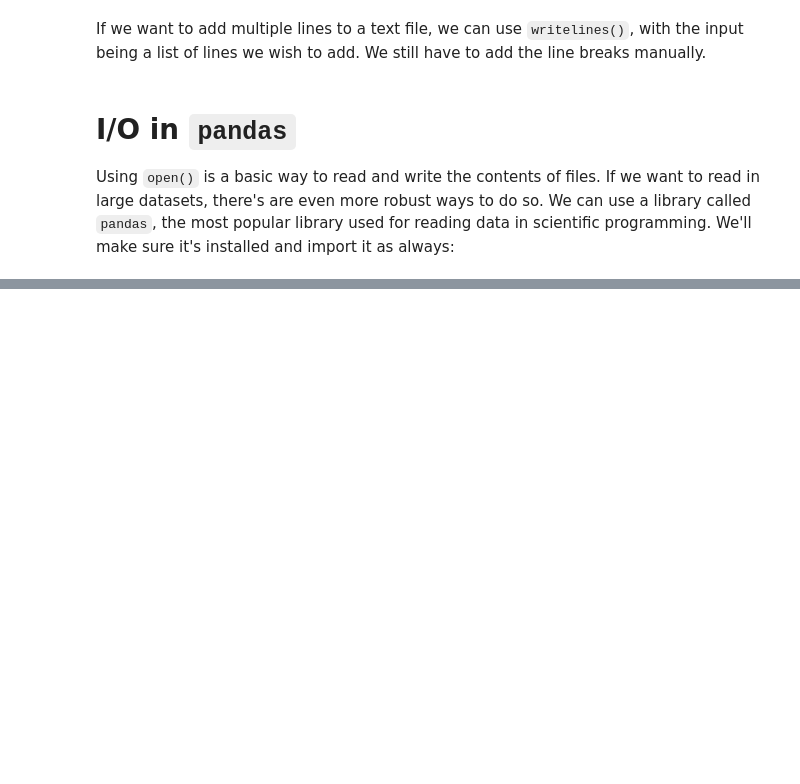
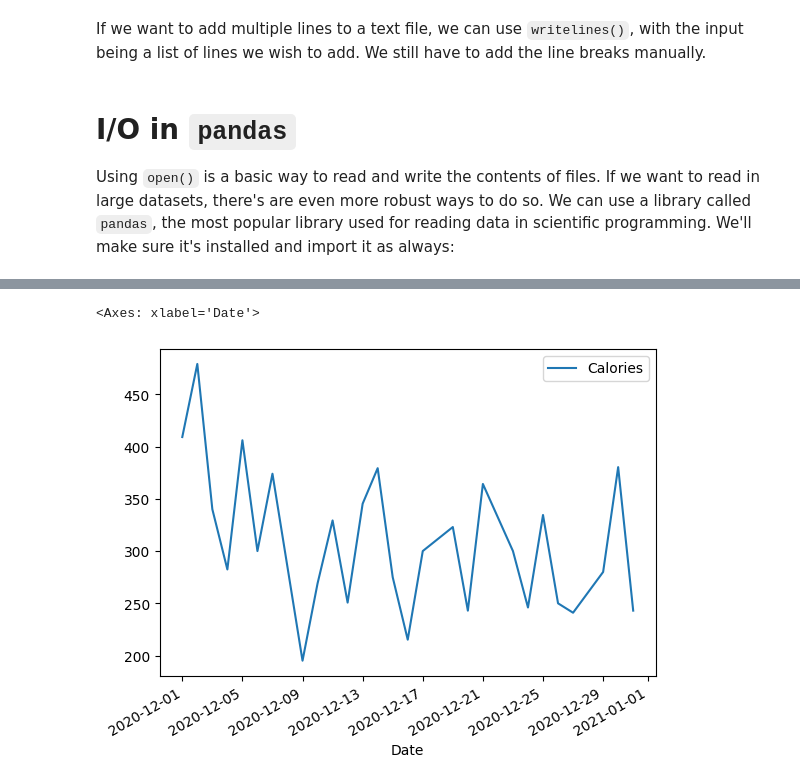
Before and after one commit to acorreia61201/SAOPythonPrimer, a Jupyter notebook: lectures/Lecture7.ipynb, the cells around one changed output, grey strips where cells are left out. Saved outputs shown, nothing was run; the diff lists cells and outputs as text; code cells hidden in the pictures; blank space fills up the shorter version.

```diff
--- a/lectures/Lecture7.ipynb
+++ b/lectures/Lecture7.ipynb
@@ -239,0 +678,3 @@ ModuleNotFoundError: No module named 'pandas'
+# %%
+workout_nonan['Date'] = pd.to_datetime(workout_nonan['Date'])
+workout_nonan
@@ -239,0 +739,3 @@ ModuleNotFoundError: No module named 'pandas'
+# %%
+workout_nodupes = workout_nonan.drop_duplicates()
+workout_nodupes
@@ -239,0 +764,7 @@ ModuleNotFoundError: No module named 'pandas'
+# %%
+for i in workout_nodupes.index: # iterate over rows in DataFrame
+  if workout_nodupes.loc[i, 'Duration'] > 120: # check if current row's duration > 120
+    workout_nodupes.drop(i, inplace=True) #delete if it is
+# %%
+workout_good = workout_nodupes
+workout_good
@@ -239,0 +810,7 @@ ModuleNotFoundError: No module named 'pandas'
+# %%
+import matplotlib.pyplot as plt
+
+workout_good.plot('Date', 'Calories') # plot calories burned every day
+# %% [output]
+<Axes: xlabel='Date'>
+[figure, added]
```
Also changed, not shown: parts of 86 cells of this notebook.
